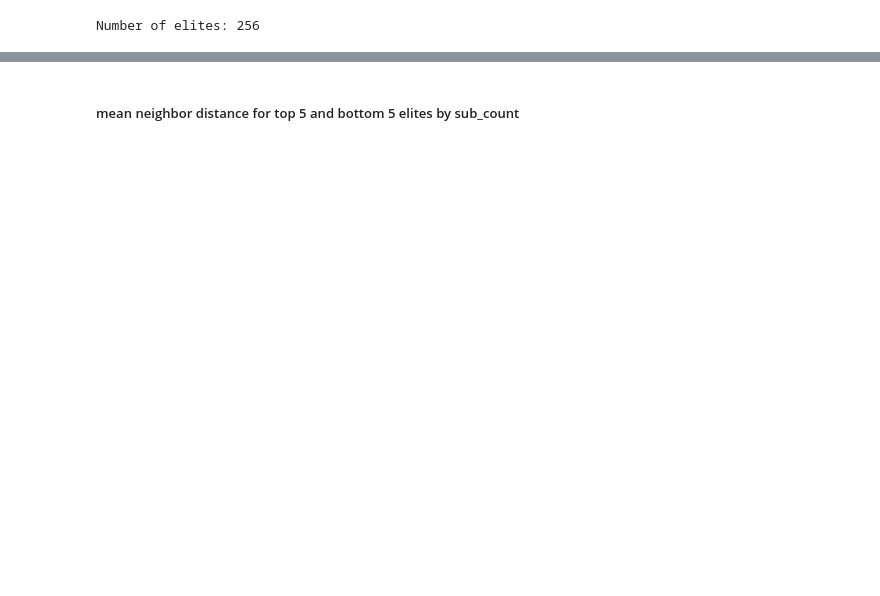
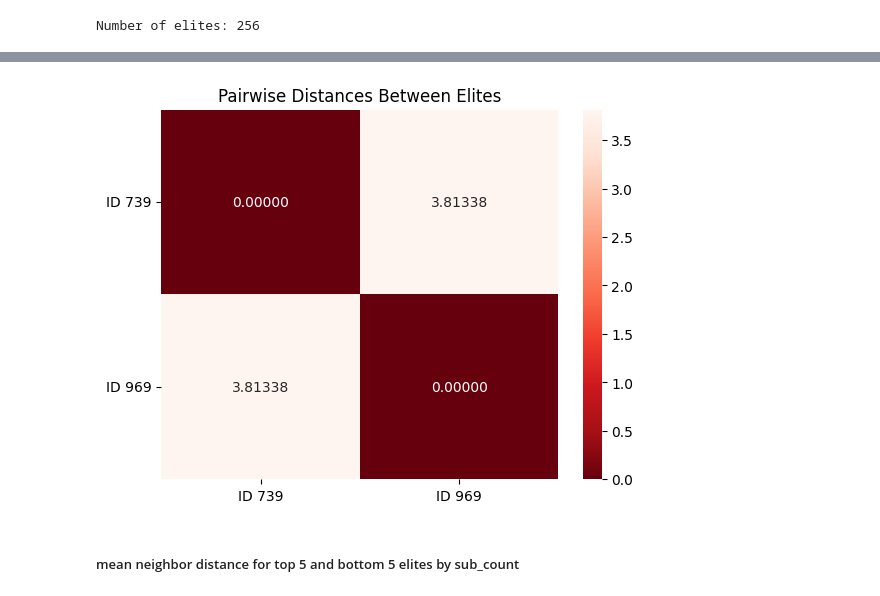
Before and after one commit to zibasPk/Novelty-Search-for-Racing-Track-Design, a Jupyter notebook: mapelite/data_analysis/ns_result_analysis.ipynb, the cells around one changed output, grey strips where cells are left out. Saved outputs shown, nothing was run; the diff lists cells and outputs as text; code cells hidden in the pictures; blank space fills up the shorter version.

```diff
--- a/mapelite/data_analysis/ns_result_analysis.ipynb
+++ b/mapelite/data_analysis/ns_result_analysis.ipynb
@@ -1,13 +1,13 @@
 # %%
 import json
 import numpy as np
-_dataset_path = "mapelite/datasets/track_embeddings_metrics_32dim_rngMixDS.npz"
+_dataset_path = "mapelite/datasets/track_embeddings_metrics_32dim_rngMixDS_4.npz"
 _data = np.load(_dataset_path)
 _embeddings = _data["embeddings"]
 
 NS_PATH = "data/Archive/NS/ns_run_5/ns/"
 
-ns_elites_path = NS_PATH + "elites.json"
+ns_elites_path = NS_PATH + "elites_with_new_embedding_4.json"
 
 with open(ns_elites_path, "r") as f:
     elites_data = json.load(f)
@@ -53,3 +115,20 @@ dict_keys(['id', 'mode', 'rngMode', 'dataSet', 'selectedCells'])
+# %%
+from scipy.spatial.distance import pdist, squareform
+import seaborn as sns
+import matplotlib.pyplot as plt
+import numpy as np
+
+latent_distance_matrix = squareform(pdist(selected_embeddings, metric="euclidean"))
+
+# shorten labels for readability
+labels = [f"ID {id:.0f}" for id in elite_ids]
+
+sns.heatmap(latent_distance_matrix, annot=True, cmap="Reds_r", xticklabels=labels, yticklabels=labels, fmt=".5f")
+plt.title("Pairwise Distances Between Elites")
+plt.yticks(rotation=0)
+plt.show()
+# %% [output]
+[figure, added]
 # %% [markdown]
 ##### mean neighbor distance for top 5 and bottom 5 elites by sub_count
 # %%
```
Also changed, not shown: parts of 5 cells of this notebook, 16 other files.
